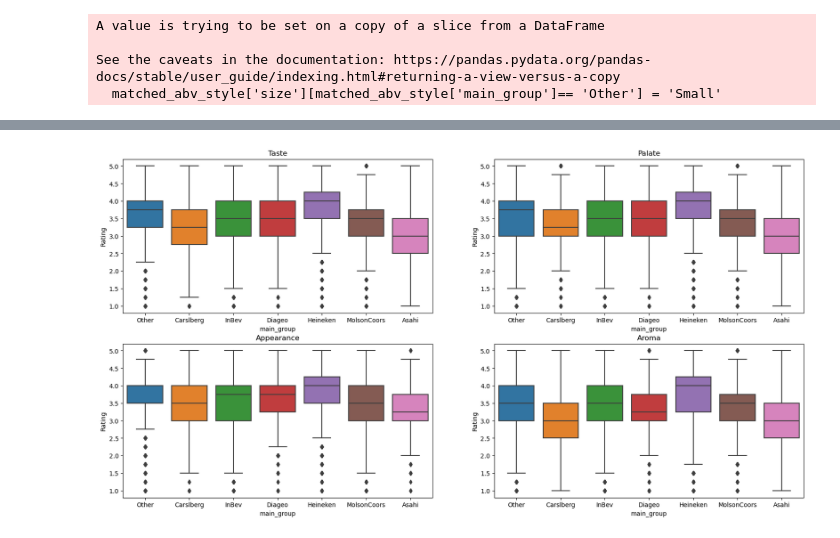
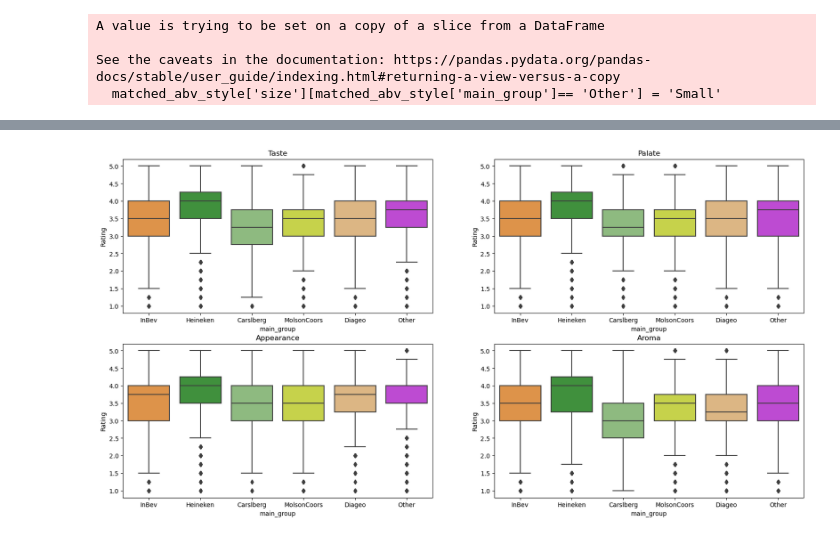
Before and after one commit to epfl-ada/ada-2023-project-tornada, a Jupyter notebook: P3.ipynb, the cells around one changed output, grey strips where cells are left out. Saved outputs shown, nothing was run; the diff lists cells and outputs as text; code cells hidden in the pictures.

Commit message:
change plots colors and style

```diff
--- a/P3.ipynb
+++ b/P3.ipynb
@@ -887,6 +900,7 @@ TtestResult(statistic=-177.97360979112352, pvalue=0.0, df=450538.0)
 #### Matched data on ABV and style
 # %%
 matched_abv_style = pd.read_pickle(BA_FOLDER + 'matched_BA')
+matched_abv_style = matched_abv_style[matched_abv_style['group'] != 'Asahi']
 
 matched_abv_style['size'] = 'Big'
 matched_abv_style['size'][matched_abv_style['main_group']== 'Other'] = 'Small'
@@ -902,23 +923,27 @@ ax = sns.boxplot(x="main_group", y="overall", data=matched_abv_style)
 # %%
 # plot distribution of different ratings aspects
 
 plt.rcParams["figure.figsize"] = (20,10)
 plt.subplot(2, 2, 1)
-sns.boxplot(x="main_group", y="taste", data=matched_abv_style)
+sns.boxplot(x="main_group", y="taste", data=matched_abv_style, order=['InBev', 'Heineken', 'Carslberg', 'MolsonCoors', 'Diageo', 'Other'],
+                  palette={'InBev':'#f59331','Heineken':'#339e2f','Carslberg':'#89c476', 'MolsonCoors': '#d9e835', 'Other':'#cd35e8','Diageo': '#ebb875'})
 plt.ylabel('Rating')
 plt.title('Taste')
 plt.subplot(2, 2, 2)
-sns.boxplot(x="main_group", y="palate", data=matched_abv_style)
+sns.boxplot(x="main_group", y="palate", data=matched_abv_style, order=['InBev', 'Heineken', 'Carslberg', 'MolsonCoors', 'Diageo', 'Other'],
+                  palette={'InBev':'#f59331','Heineken':'#339e2f','Carslberg':'#89c476', 'MolsonCoors': '#d9e835', 'Other':'#cd35e8','Diageo': '#ebb875'})
 plt.ylabel('Rating')
 plt.title('Palate')
 plt.subplot(2, 2, 3)
-sns.boxplot(x="main_group", y="appearance", data=matched_abv_style)
+sns.boxplot(x="main_group", y="appearance", data=matched_abv_style, order=['InBev', 'Heineken', 'Carslberg', 'MolsonCoors', 'Diageo', 'Other'],
+                  palette={'InBev':'#f59331','Heineken':'#339e2f','Carslberg':'#89c476', 'MolsonCoors': '#d9e835', 'Other':'#cd35e8','Diageo': '#ebb875'})
 plt.ylabel('Rating')
 plt.title('Appearance')
 plt.subplot(2, 2, 4)
-sns.boxplot(x="main_group", y="aroma", data=matched_abv_style)
+sns.boxplot(x="main_group", y="aroma", data=matched_abv_style, order=['InBev', 'Heineken', 'Carslberg', 'MolsonCoors', 'Diageo', 'Other'],
+                  palette={'InBev':'#f59331','Heineken':'#339e2f','Carslberg':'#89c476', 'MolsonCoors': '#d9e835', 'Other':'#cd35e8','Diageo': '#ebb875'})
 plt.ylabel('Rating')
 plt.title('Aroma')
 plt.show()
 # %% [output]
-[figure, old version]
+[figure, new version]
```
Also changed, not shown: parts of 11 cells of this notebook, 1 other file.
